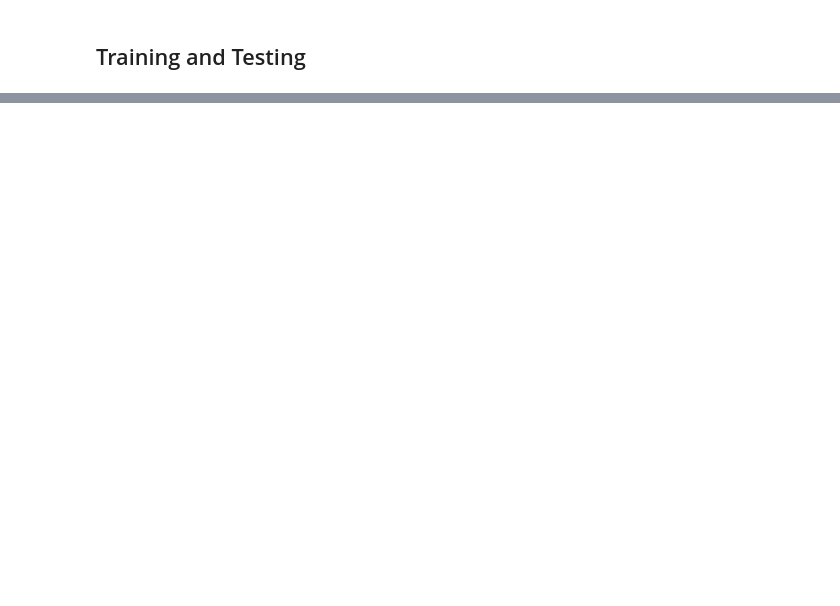
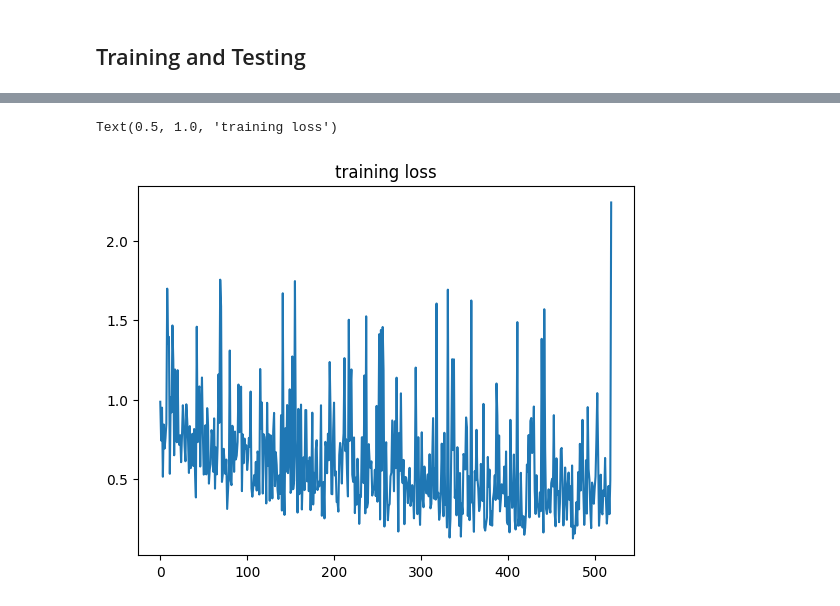
Before and after one commit to iociveteres/Voice-Recorder, a Jupyter notebook: whole_audio_torch.ipynb, the cells around one changed output, grey strips where cells are left out. Cells and saved outputs as stored; diff of their text form; code cells hidden in the pictures; blank space fills up the shorter version.

```diff
--- a/whole_audio_torch.ipynb
+++ b/whole_audio_torch.ipynb
@@ -363,0 +332,6 @@ Train Epoch: 4  [   80/103 ( 77%)]      Loss: 0.4480
+# %%
+plt.plot(losses)
+plt.title("training loss")
+# %% [output]
+Text(0.5, 1.0, 'training loss')
+[figure, added]
```
Also changed, not shown: parts of 6 cells of this notebook.
